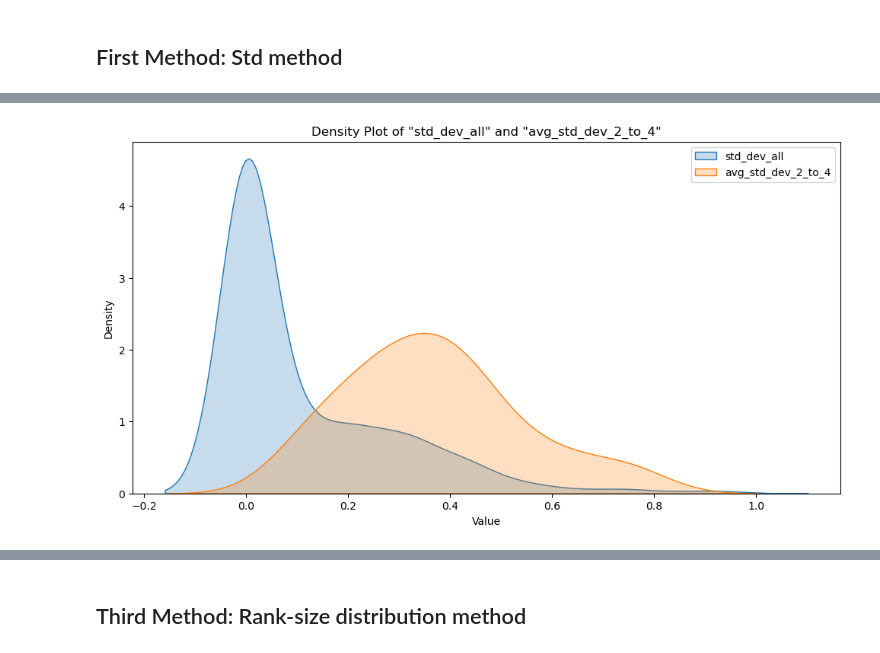
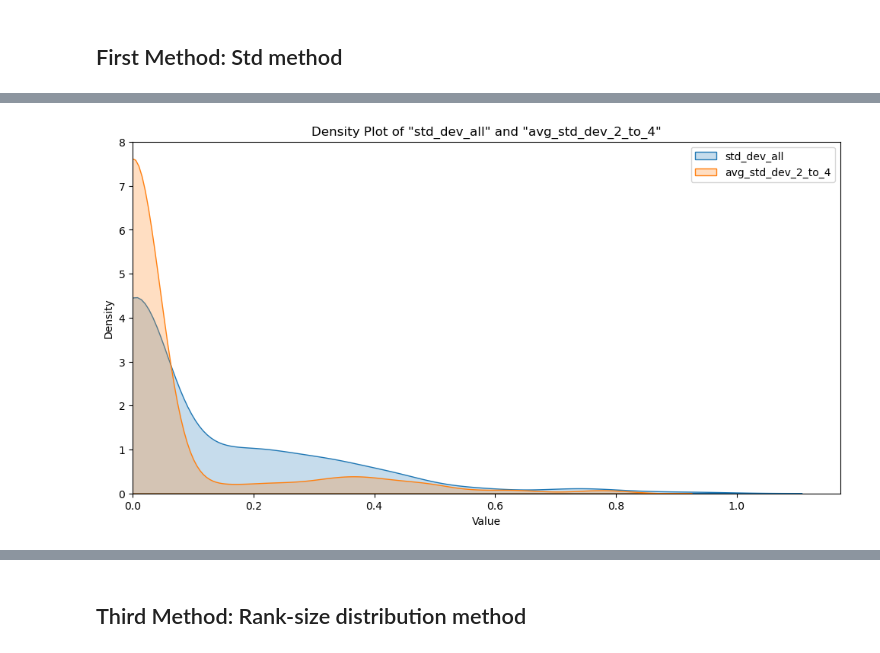
Before and after one commit to HOUPU1993/Polymetric-and-Monometric-analysis, a Jupyter notebook: Polymetric and Monometric analysis.ipynb, the cells around one changed output, grey strips where cells are left out. Drawn from its saved outputs; the diff is of its cells as text; code cells hidden in the pictures.

```diff
--- a/Polymetric and Monometric analysis.ipynb
+++ b/Polymetric and Monometric analysis.ipynb
@@ -768,5 +768,6 @@ sd_metrics.describe()
 # %%
 sd_metrics['std_dev_all'] = sd_metrics['std_dev_all'].apply(lambda x: 0 if x == 1 else x)
+sd_metrics['avg_std_dev_2_to_4'] = sd_metrics['avg_std_dev_2_to_4'].apply(lambda x: 0 if pd.isna(x) else x)
 # %%
 sd_metrics
 # %% [output]
@@ -786,23 +787,25 @@ sd_metrics
 # %%
 import pandas as pd
 import matplotlib.pyplot as plt
 import seaborn as sns
 
 # 、setting the size of the figure
 plt.figure(figsize=(12, 6))
 
 # drawing the density figure of the std_dev_all
 sns.kdeplot(sd_metrics['std_dev_all'], label='std_dev_all', fill=True)
 
 # drawing the density figure of the avg_std_dev_2_to_4
-sns.kdeplot(sd_metrics['avg_std_dev_2_to_4'].dropna(), label='avg_std_dev_2_to_4', fill=True)
+sns.kdeplot(sd_metrics['avg_std_dev_2_to_4'], label='avg_std_dev_2_to_4', fill=True)
+
+plt.xlim(0, None)
 
 plt.title('Density Plot of "std_dev_all" and "avg_std_dev_2_to_4"')
 plt.xlabel('Value')
 plt.ylabel('Density')
 
 plt.legend()
 
 plt.show()
 # %% [output]
-[figure, old version]
+[figure, new version]
```
Also changed, not shown: parts of 27 cells of this notebook, 3 other files.
